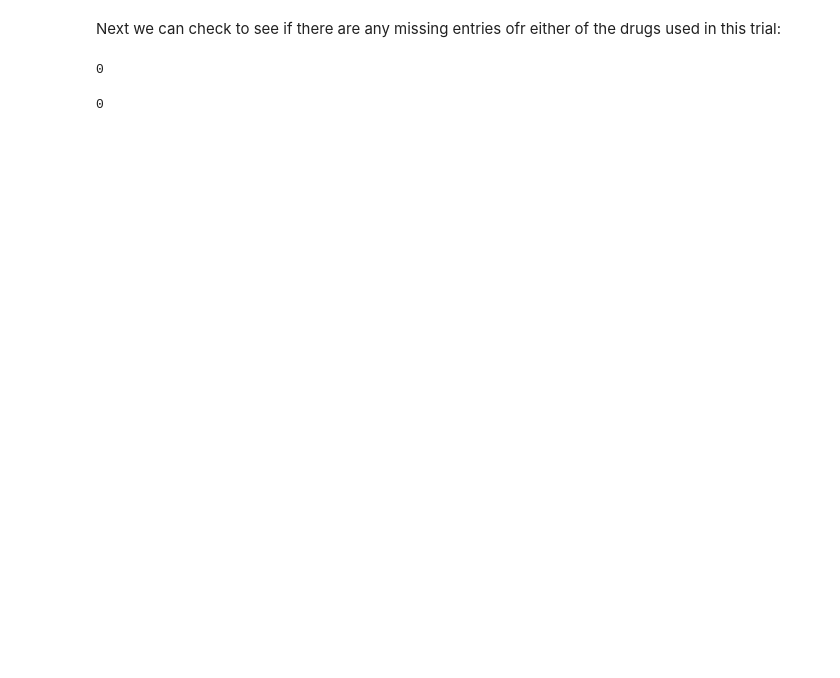
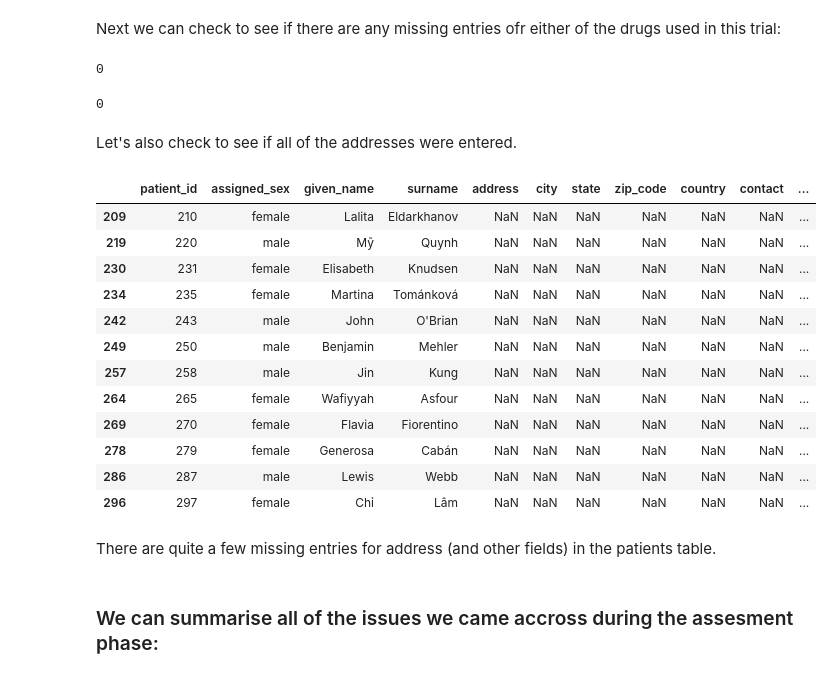
Before and after one commit to sian-nadin/DataWranglingNotes, a Jupyter notebook: Assesing_data.ipynb, the cells around one changed output. Cells and saved outputs as stored; diff of their text form; code cells hidden in the pictures; blank space fills up the shorter version.

Commit message:
feat: programmatic assesment of patient data set

```diff
--- a/Assesing_data.ipynb
+++ b/Assesing_data.ipynb
@@ -153,3 +236,25 @@ sum(treatments.auralin.isnull())
 sum(treatments.novodra.isnull())
 # %% [output]
 0
+# %% [markdown]
+Let's also check to see if all of the addresses were entered.
+# %%
+patients[patients['address'].isnull()]
+# %% [output]
+|  | patient_id | assigned_sex | given_name | surname | address | city | state | zip_code | country | contact | ... |
+| 209 | 210 | female | Lalita | Eldarkhanov | NaN | NaN | NaN | NaN | NaN | NaN | ... |
+| 219 | 220 | male | Mỹ | Quynh | NaN | NaN | NaN | NaN | NaN | NaN | ... |
+| 230 | 231 | female | Elisabeth | Knudsen | NaN | NaN | NaN | NaN | NaN | NaN | ... |
+| 234 | 235 | female | Martina | Tománková | NaN | NaN | NaN | NaN | NaN | NaN | ... |
+| 242 | 243 | male | John | O'Brian | NaN | NaN | NaN | NaN | NaN | NaN | ... |
+| 249 | 250 | male | Benjamin | Mehler | NaN | NaN | NaN | NaN | NaN | NaN | ... |
+| 257 | 258 | male | Jin | Kung | NaN | NaN | NaN | NaN | NaN | NaN | ... |
+| 264 | 265 | female | Wafiyyah | Asfour | NaN | NaN | NaN | NaN | NaN | NaN | ... |
+| 269 | 270 | female | Flavia | Fiorentino | NaN | NaN | NaN | NaN | NaN | NaN | ... |
+| 278 | 279 | female | Generosa | Cabán | NaN | NaN | NaN | NaN | NaN | NaN | ... |
+| 286 | 287 | male | Lewis | Webb | NaN | NaN | NaN | NaN | NaN | NaN | ... |
+| 296 | 297 | female | Chỉ | Lâm | NaN | NaN | NaN | NaN | NaN | NaN | ... |
+# %% [markdown]
+There are quite a few missing entries for address (and other fields) in the patients table.
+# %% [markdown]
+### We can summarise all of the issues we came accross during the assesment phase:
```
Also changed, not shown: parts of 16 cells of this notebook.
